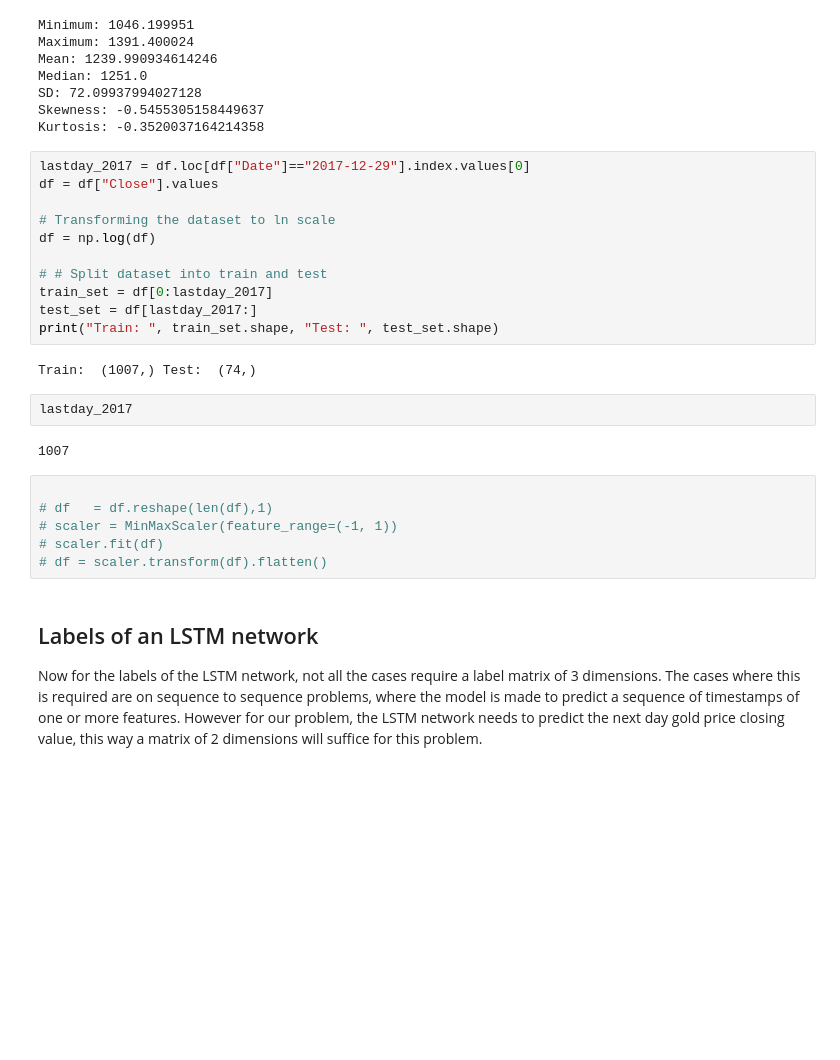
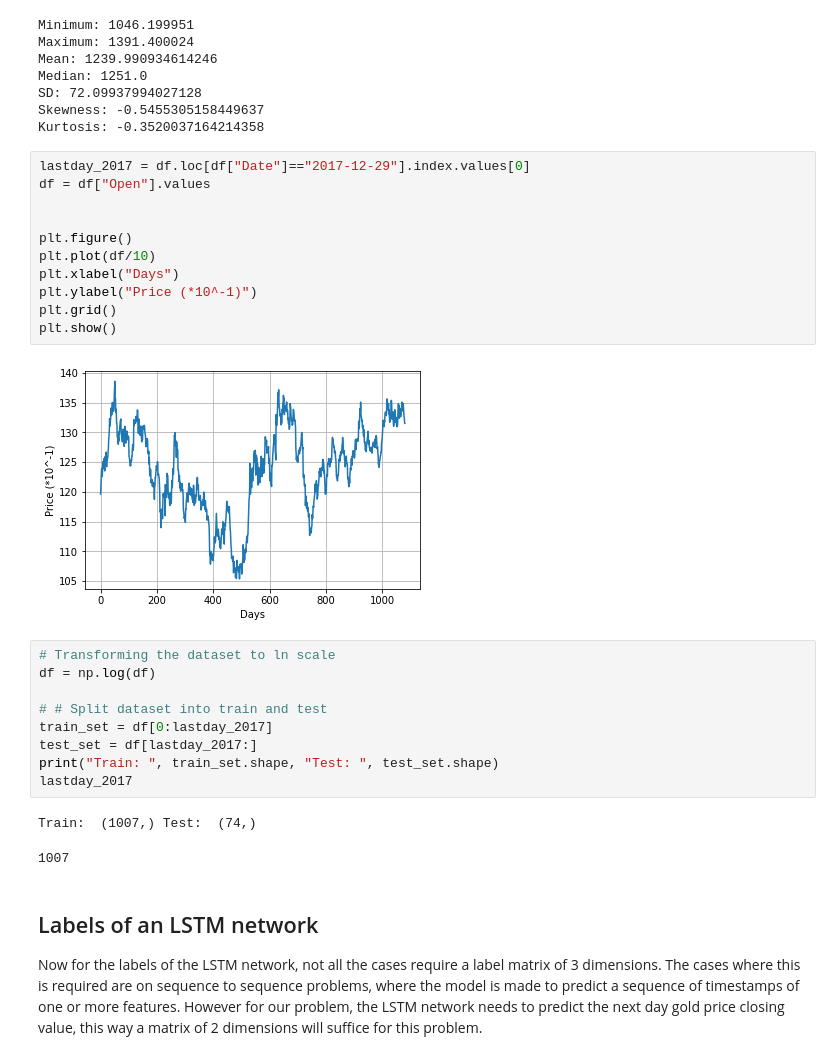
Before and after one commit to rodgdutra/CNN-LSTM_gold_price, a Jupyter notebook: cnn_lstm_gold_price.ipynb, the cells around one changed output. Drawn from its saved outputs; the diff is of its cells as text; blank space fills up the shorter version.

```diff
--- a/cnn_lstm_gold_price.ipynb
+++ b/cnn_lstm_gold_price.ipynb
@@ -63,10 +65,20 @@ Median: 1251.0
 SD: 72.09937994027128
 Skewness: -0.5455305158449637
 Kurtosis: -0.3520037164214358
+# %%
+lastday_2017 = df.loc[df["Date"]=="2017-12-29"].index.values[0]
+df = df["Open"].values
+
+
+plt.figure()
+plt.plot(df/10)
+plt.xlabel("Days")
+plt.ylabel("Price (*10^-1)")
+plt.grid()
+plt.show()
+# %% [output]
+[figure, added]
 # %%
-lastday_2017 = df.loc[df["Date"]=="2017-12-29"].index.values[0]
-df = df["Close"].values
-
 # Transforming the dataset to ln scale
 df = np.log(df)
 
@@ -74,18 +86,10 @@ df = np.log(df)
 train_set = df[0:lastday_2017]
 test_set = df[lastday_2017:]
 print("Train: ", train_set.shape, "Test: ", test_set.shape)
+lastday_2017
 # %% [output]
 Train:  (1007,) Test:  (74,)
+1007
-# %%
-lastday_2017
-# %% [output]
-1007
-# %%
-
-# df   = df.reshape(len(df),1)
-# scaler = MinMaxScaler(feature_range=(-1, 1))
-# scaler.fit(df)
-# df = scaler.transform(df).flatten()
 # %% [markdown]
 ## Labels of an LSTM network
 Now for the labels of the LSTM network, not all the cases require a label matrix of 3 dimensions. The cases where this is required are on sequence to sequence problems, where the model is made to predict a sequence of timestamps of one or more features. However for our problem, the LSTM network needs to predict the next day gold price closing value, this way a matrix of 2 dimensions will suffice for this problem.
```
Also changed, not shown: parts of 4 cells of this notebook, 1 other file.
